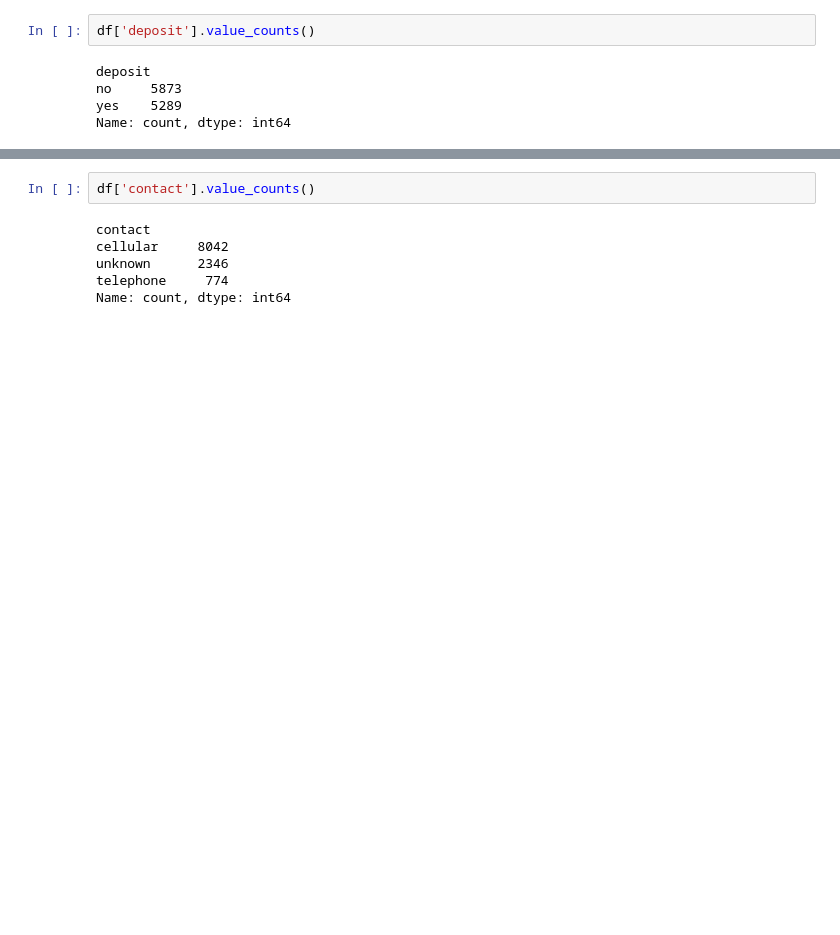
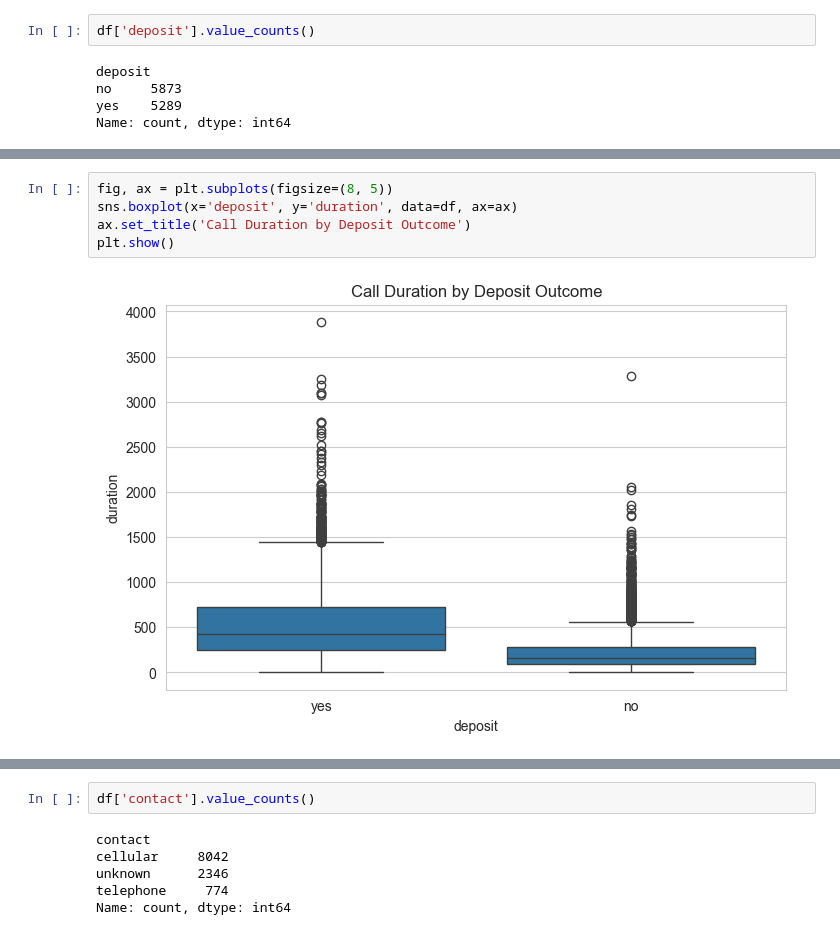
Before and after one commit to NonsoNze/Predicting-Bank-Customer-Decision-to-Obtain-Term-Deposit, a Jupyter notebook: Term_Deposit.ipynb, the cells around one changed output, grey strips where cells are left out. Drawn from its saved outputs; the diff is of its cells as text; blank space fills up the shorter version.

```diff
--- a/Term_Deposit.ipynb
+++ b/Term_Deposit.ipynb
@@ -70,0 +122,7 @@ sns.catplot(x = 'education', y = 'balance', data = df, kind = 'bar', errorbar =
+# %%
+fig, ax = plt.subplots(figsize=(8, 5))
+sns.boxplot(x='deposit', y='duration', data=df, ax=ax)
+ax.set_title('Call Duration by Deposit Outcome')
+plt.show()
+# %% [output]
+[figure, added]
```
Also changed, not shown: parts of 115 cells of this notebook, 2 other files.
